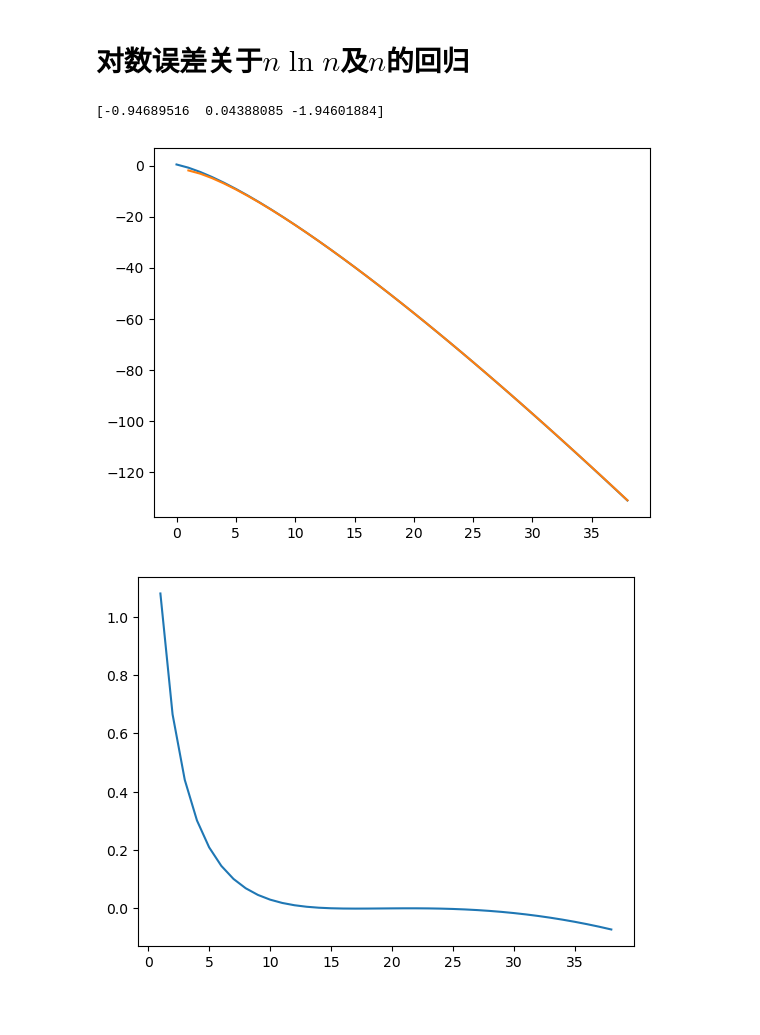
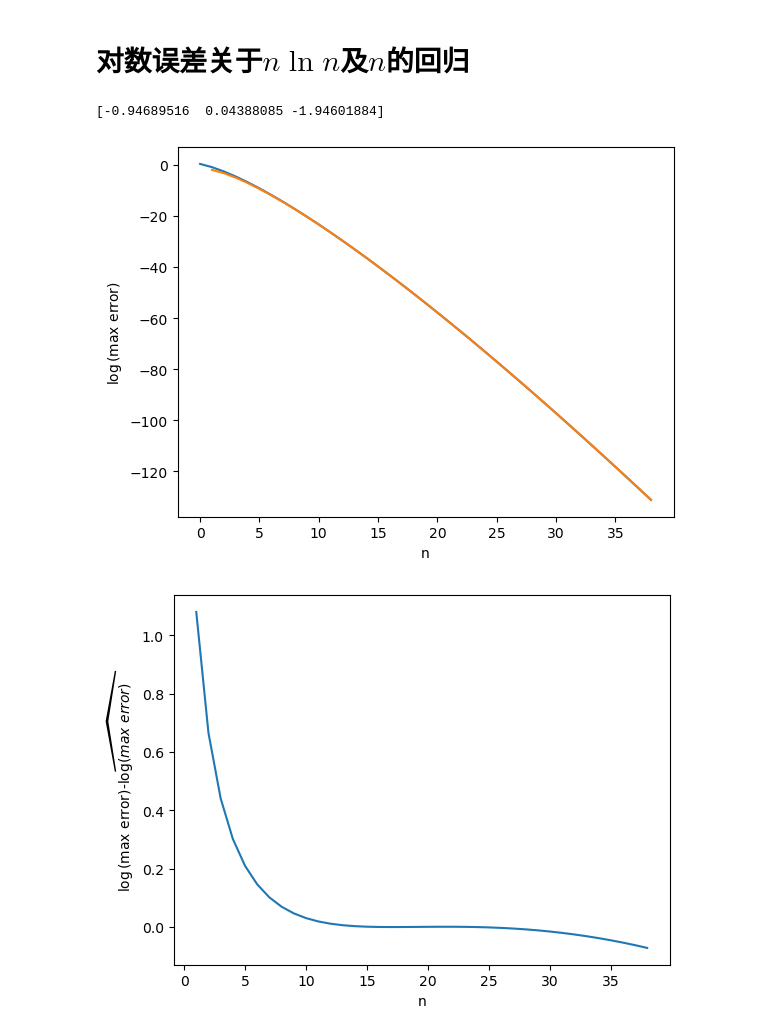
Before and after one commit to Suffoc/SquareApproximation, a Jupyter notebook: SquareApproximation.ipynb, the cells around one changed output. Drawn from its saved outputs; the diff is of its cells as text; code cells hidden in the pictures; blank space fills up the shorter version.

```diff
--- a/SquareApproximation.ipynb
+++ b/SquareApproximation.ipynb
@@ -289,23 +301,27 @@ plt.show()
 # %%
 #变量以log_exp_开头命名
 log_exp_A = [n * np.log(n), n, np.ones_like(n)]
 log_exp_A = np.transpose(log_exp_A)
 log_exp_An = log_exp_A[15:25]
 log_exp_ATA = np.matmul(np.transpose(log_exp_An), log_exp_An)
 log_exp_ATB = np.matmul(np.transpose(log_exp_An), log_error[15:25])
 log_exp_coef = np.matmul(np.linalg.inv(log_exp_ATA), log_exp_ATB)
 print(log_exp_coef)
 
 log_exp_pred = np.matmul(log_exp_A, log_exp_coef)
 plt.figure()
 plt.plot(n, log_error)
 plt.plot(n, log_exp_pred)
-plt.savefig("linear regression of log error to nlnn and n.svg", dpi = 300, format = "svg")
+plt.savefig("linear regression of log error to nlnn and n.eps", dpi = 300, format = "eps")
+plt.xlabel("n")
+plt.ylabel("$\log$(max error)")
 plt.show()
 plt.figure()
 plt.plot(n, log_error - log_exp_pred)
+plt.xlabel("n")
+plt.ylabel("$\log$(max error)-$\widehat{\log(max\ error)}$")
 plt.show()
 # %% [output]
 [-0.94689516  0.04388085 -1.94601884]
-[figure, old version]
+[figure, new version]
-[figure, old version]
+[figure, new version]
```
Also changed, not shown: parts of 5 cells of this notebook, 39 other files.
